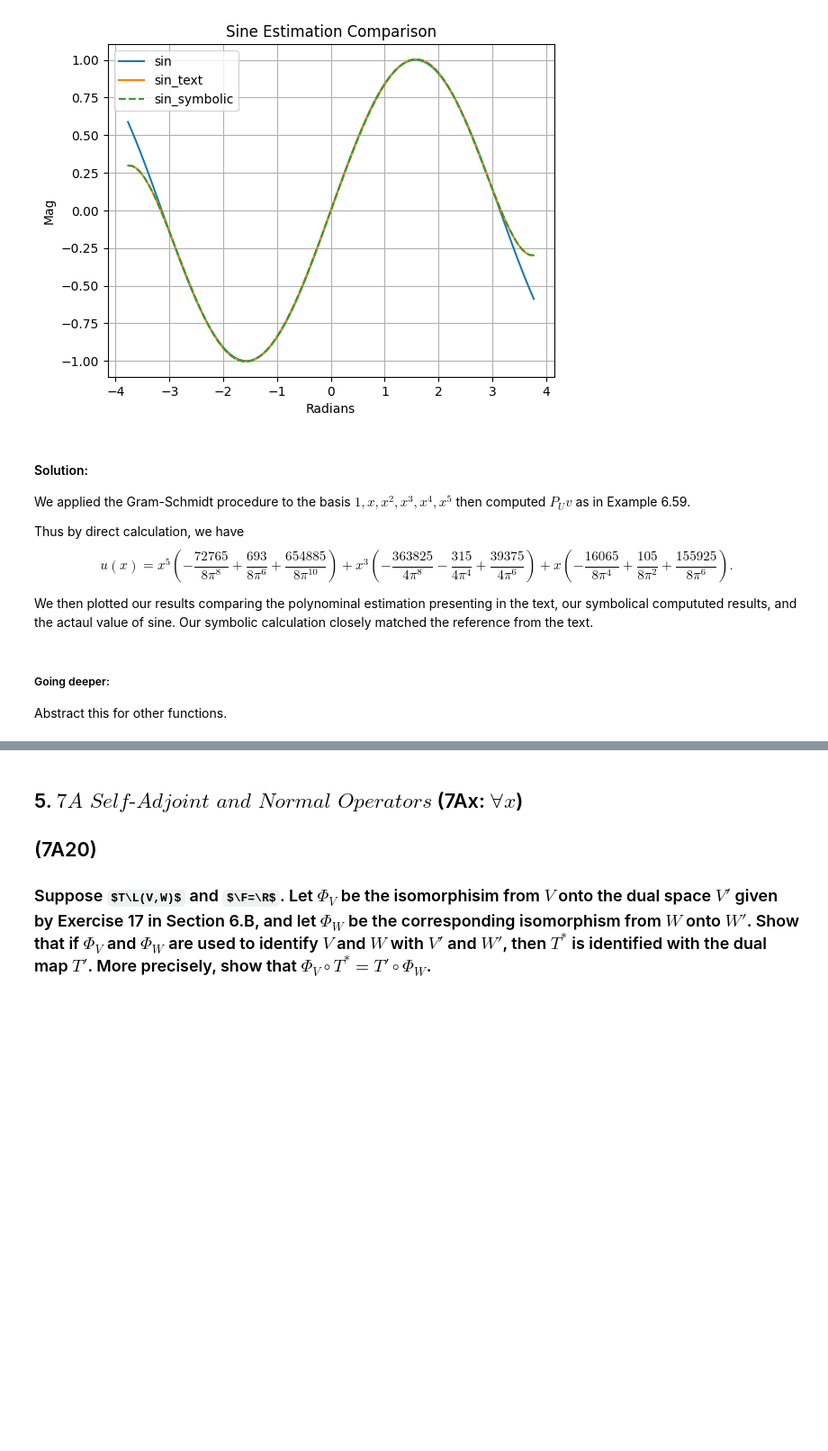
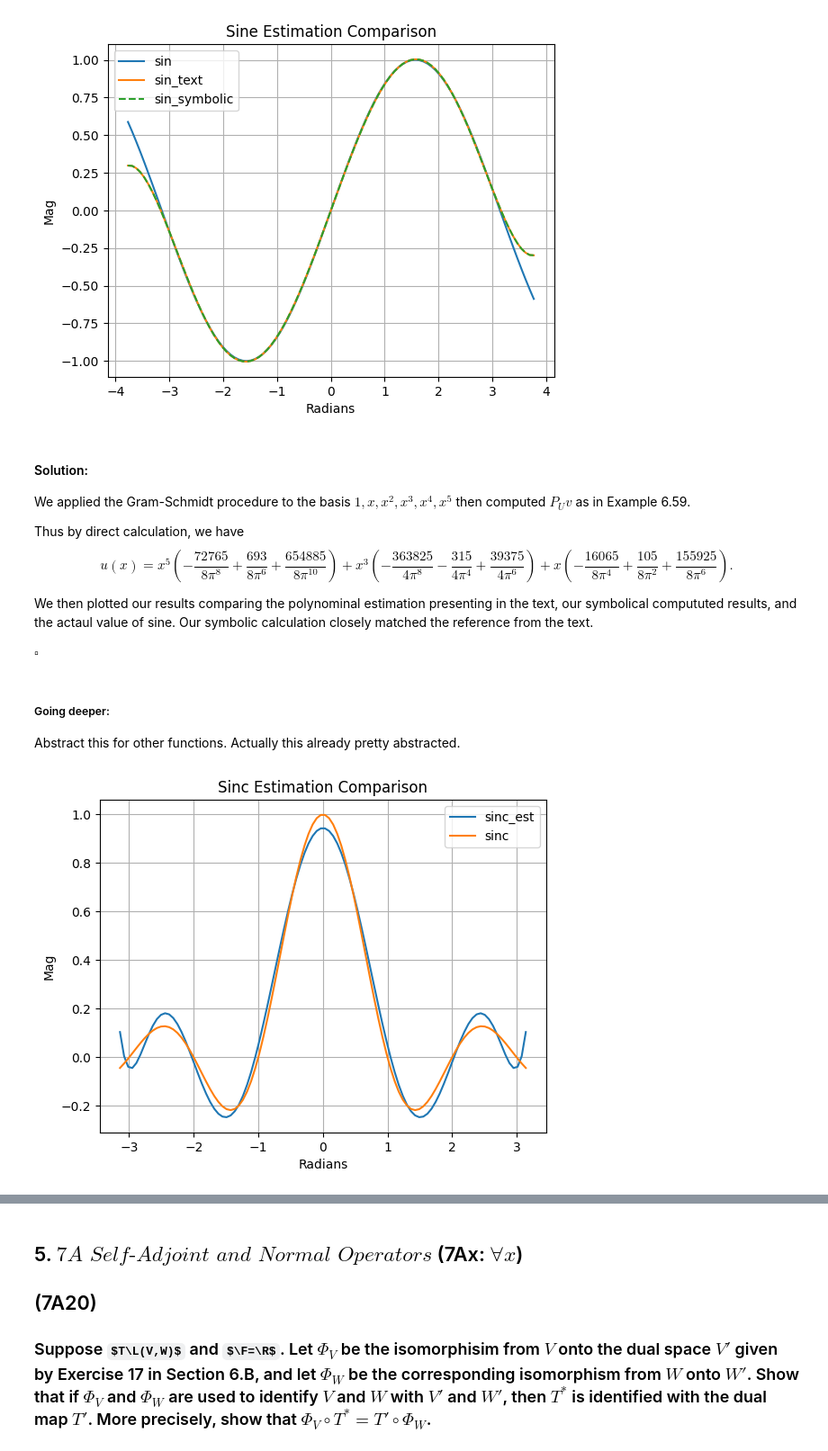
Before and after one commit to fractalclockwork/Math725, a Jupyter notebook: HW/Math725_HW7.ipynb, the cells around one changed output, grey strips where cells are left out. Shown: that part at 90% size. Cells and saved outputs as stored; diff of their text form; code cells hidden in the pictures; some formulas as TeX source; blank space fills up the shorter version.

```diff
--- a/HW/Math725_HW7.ipynb
+++ b/HW/Math725_HW7.ipynb
@@ -387,6 +475,36 @@ Thus by direct calculation, we have
 $$u(x) = x^{5} \left(- \frac{72765}{8 \pi^{8}} + \frac{693}{8 \pi^{6}} + \frac{654885}{8 \pi^{10}}\right) + x^{3} \left(- \frac{363825}{4 \pi^{8}} - \frac{315}{4 \pi^{4}} + \frac{39375}{4 \pi^{6}}\right) + x \left(- \frac{16065}{8 \pi^{4}} + \frac{105}{8 \pi^{2}} + \frac{155925}{8 \pi^{6}}\right).$$
 
 We then plotted our results comparing the polynominal estimation presenting in the text, our symbolical compututed results, and the actaul value of sine.  Our symbolic calculation closely matched the reference from the text.
+
+$\square$
 # %% [markdown]
 ##### Going deeper:
-Abstract this for other functions.
+Abstract this for other functions.  Actually this already pretty abstracted.
+# %%
+# do the sinc function
+
+# find our basis
+n = 9
+x = sym.symbols('x', real=True)
+v = [x**i for i in range(n+1)]
+lim0 = -sym.pi
+lim1 = sym.pi
+e2 = basis(v) # we needed some more terms to find a good fit
+
+# projection
+Pu2 = sum([ip(sym.sin(x*sym.pi)/(x*sym.pi), e_j) for e_j in e2]) # rather slow
+# %%
+#display(sym.collect(sym.expand(Pu2), x)) # no making this pretty...
+xx = np.linspace(-np.pi, np.pi, 100)
+sinc_est = [Pu2.subs(x,v) for v in xx]
+sinc_exact= np.sinc(xx) # normalize sinc
+
+plt.plot(xx,sinc_est, label='sinc_est')
+plt.plot(xx,sinc_exact, label='sinc')
+plt.legend()
+plt.grid()
+plt.title('Sinc Estimation Comparison')
+plt.xlabel('Radians')
+plt.ylabel('Mag');
+# %% [output]
+[figure, added]
```
Also changed, not shown: parts of 17 cells of this notebook.
